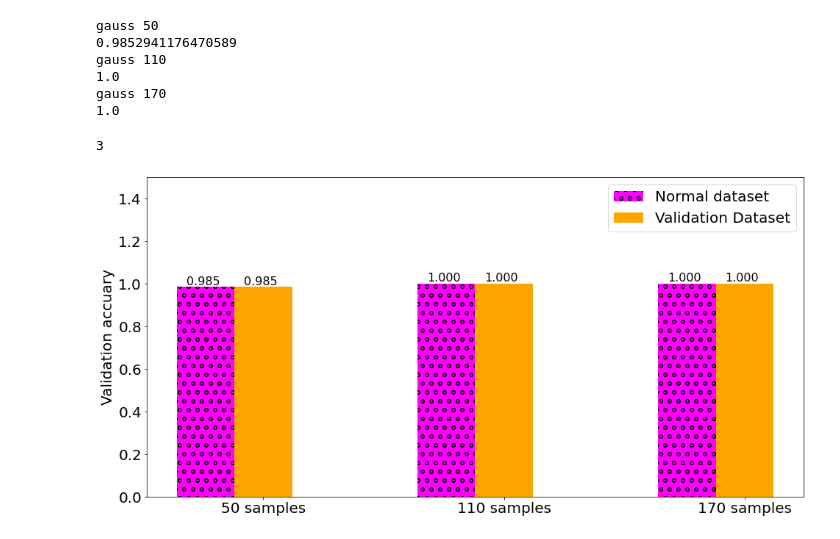
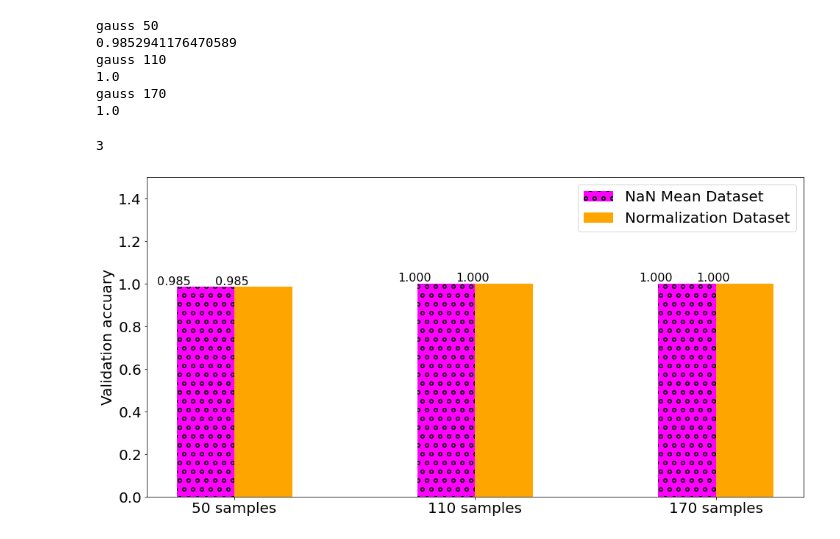
Before and after one commit to Tahuubinh/ML_HUST_PROJECT, a Jupyter notebook: code/Naive_Bayes.ipynb, the cells around one changed output. Drawn from its saved outputs; the diff is of its cells as text; code cells hidden in the pictures.

```diff
--- a/code/Naive_Bayes.ipynb
+++ b/code/Naive_Bayes.ipynb
@@ -120,33 +120,33 @@ gauss 170
 # %%
 objects = ('50 samples', '110 samples', '170 samples')
 print(len(objects))
 y_pos = np.arange(len(objects))
 plt.rcParams['figure.figsize'] = [16, 8]
 plt.rcParams['font.size'] = '20'
 
 for index, value in enumerate(gaussian):
     plt.text(index - 0.32, value + 0.01, str("{:.3f}".format(value)), fontsize=16)
 for index, value in enumerate(gaussian_validation):
     plt.text(index - 0.08, value + 0.01, str("{:.3f}".format(value)), fontsize=16)
 #plt.bar(y_pos, performance, align='center', alpha=0.5)
-bars_sigmoid = plt.bar(y_pos - 0.24, gaussian, 0.24, label = 'Normal', color = 'magenta')
-plt.bar(y_pos, gaussian_validation, 0.24, label = 'Validation Dataset', color = 'orange')
+bars_sigmoid = plt.bar(y_pos - 0.12, gaussian, 0.24, label = 'NaN Mean Dataset', color = 'magenta')
+plt.bar(y_pos + 0.12, gaussian_validation, 0.24, label = 'Normalization Dataset', color = 'orange')
 # bars_linear = plt.bar(y_pos + 0.24, knn50, 0.24, label = 'Weight 3', color = 'teal')
 #plt.bar(y_pos + 0.36, min_rewardVSs, 0.24, label = 'Lowest tolerance latency in a time slot compared to 5 VS')
 plt.xticks(y_pos, objects)
 plt.ylim([0, 1.5])
 plt.ylabel("Validation accuary")
 patterns = ("o", "o", "o")
 for i, x in zip(bars_sigmoid,patterns):
       i.set_hatch(x)
 patterns = ("\\", "\\", "\\")
 # for i, x in zip(bars_linear,patterns):
 #       i.set_hatch(x)
 plt.legend(fontsize = 20)
 #plt.margins(0.1,0)
 plt.savefig('../pics/NB/NB.svg', bbox_inches='tight')
 plt.savefig('../pics/NB/NB.pdf', bbox_inches='tight')
 plt.show()
 # %% [output]
 3
-[figure, old version]
+[figure, new version]
```
Also changed, not shown: 11 other files.
